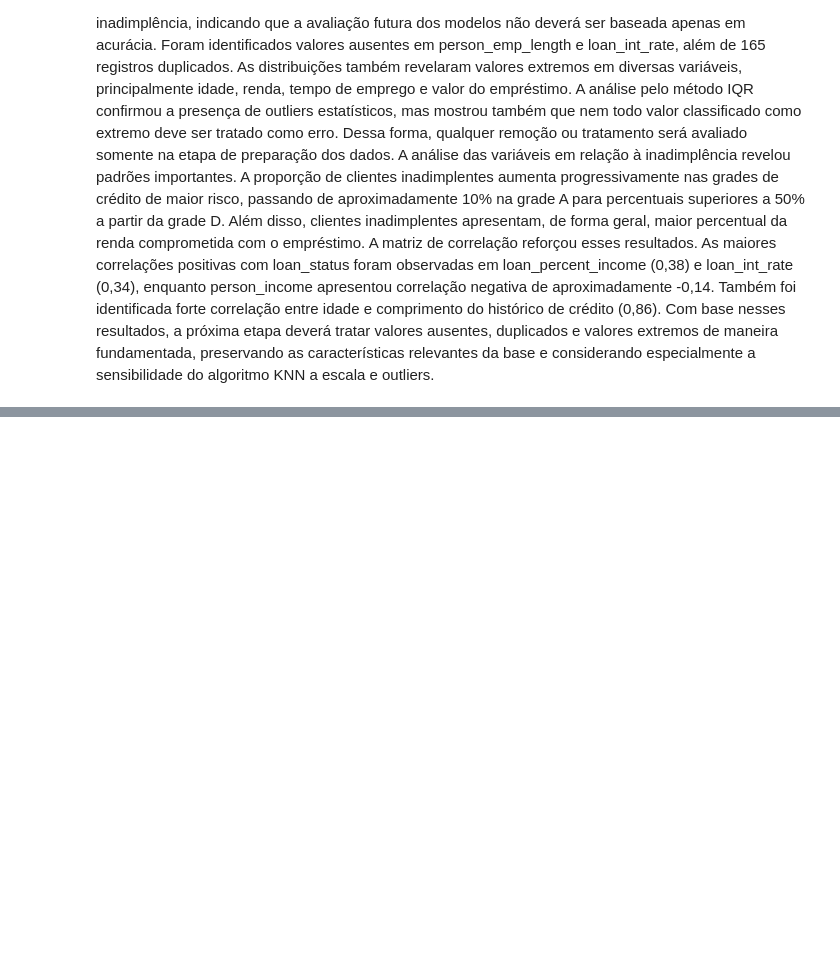
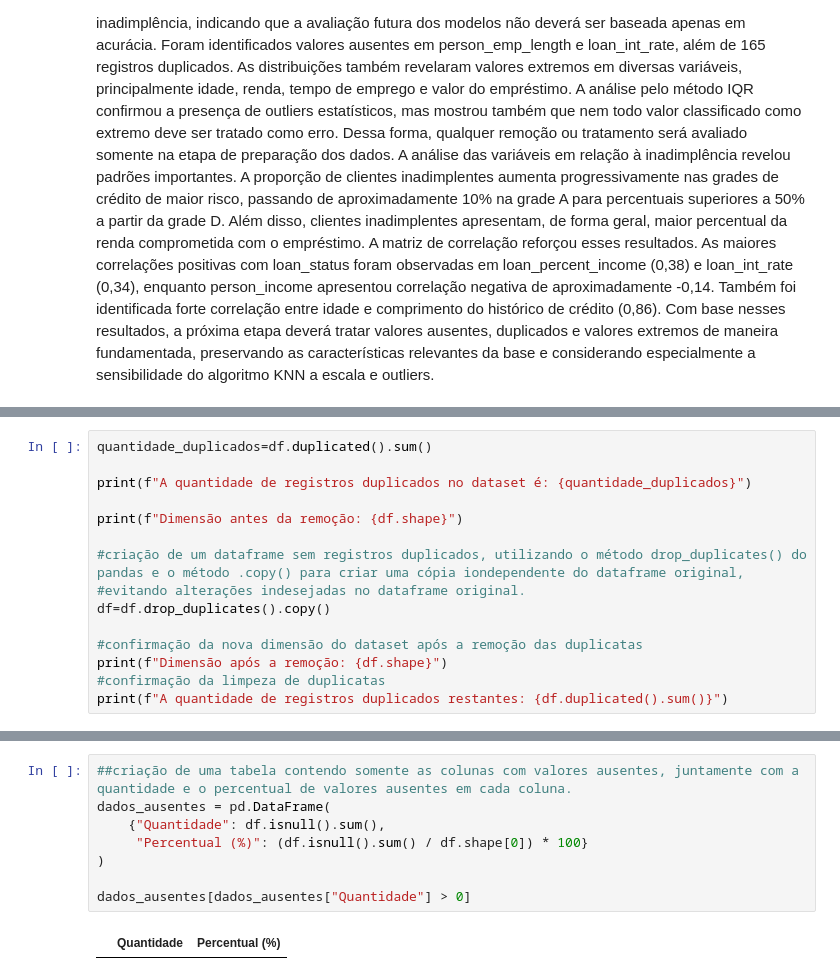
Before and after one commit to FCASSINI/Mini_projeto_avaliativo-02_SC_tech, a Jupyter notebook: notebook/01_eda_credit_risk.ipynb, the cells around one changed output, grey strips where cells are left out. Drawn from its saved outputs; the diff is of its cells as text; blank space fills up the shorter version.

Commit message:
feat: adiciona limpeza e tratamento dos dados

```diff
--- a/notebook/01_eda_credit_risk.ipynb
+++ b/notebook/01_eda_credit_risk.ipynb
@@ -613,0 +616,15 @@ Com base nesses resultados, a próxima etapa deverá tratar valores ausentes, du
+# %%
+quantidade_duplicados=df.duplicated().sum()
+
+print(f"A quantidade de registros duplicados no dataset é: {quantidade_duplicados}")
+
+print(f"Dimensão antes da remoção: {df.shape}")
+
+#criação de um dataframe sem registros duplicados, utilizando o método drop_duplicates() do pandas e o método .copy() para criar uma cópia iondependente do dataframe original,
+#evitando alterações indesejadas no dataframe original.
+df=df.drop_duplicates().copy()
+
+#confirmação da nova dimensão do dataset após a remoção das duplicatas
+print(f"Dimensão após a remoção: {df.shape}")
+#confirmação da limpeza de duplicatas
+print(f"A quantidade de registros duplicados restantes: {df.duplicated().sum()}")
@@ -613,0 +646,10 @@ Com base nesses resultados, a próxima etapa deverá tratar valores ausentes, du
+# %%
+##criação de uma tabela contendo somente as colunas com valores ausentes, juntamente com a quantidade e o percentual de valores ausentes em cada coluna.
+dados_ausentes = pd.DataFrame(
+    {"Quantidade": df.isnull().sum(),
+     "Percentual (%)": (df.isnull().sum() / df.shape[0]) * 100}
+)
+
+dados_ausentes[dados_ausentes["Quantidade"] > 0]
+# %% [output]
+|  | Quantidade | Percentual (%) |
```
Also changed, not shown: parts of 5 cells of this notebook.
